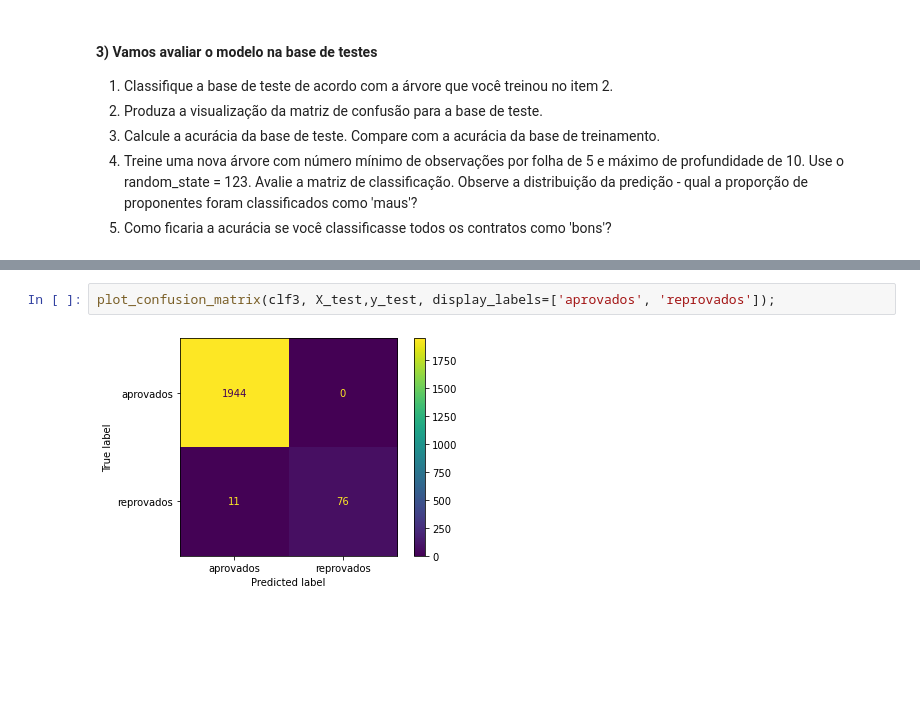
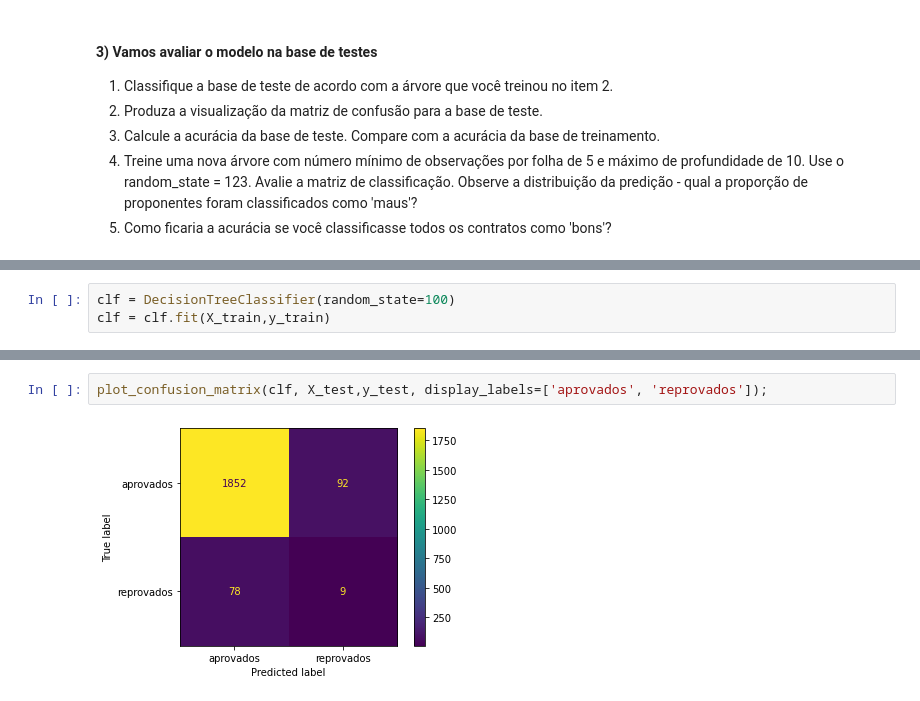
Before and after one commit to RobertoAntoniassi/Modulo-7---Parte-02, a Jupyter notebook: Mod 07 - Tarefa 02.ipynb, the cells around one changed output, grey strips where cells are left out. Cells and saved outputs as stored; diff of their text form; blank space fills up the shorter version.

```diff
--- a/Mod 07 - Tarefa 02.ipynb
+++ b/Mod 07 - Tarefa 02.ipynb
@@ -110,0 +108,3 @@ clf3 = clf3.fit(X_test,y_test)
+# %%
+clf = DecisionTreeClassifier(random_state=100)
+clf = clf.fit(X_train,y_train)
@@ -111,4 +125,4 @@ clf3 = clf3.fit(X_test,y_test)
 # %%
-plot_confusion_matrix(clf3, X_test,y_test, display_labels=['aprovados', 'reprovados']);
+plot_confusion_matrix(clf, X_test,y_test, display_labels=['aprovados', 'reprovados']);
 # %% [output]
-[figure, old version]
+[figure, new version]
```
Also changed, not shown: parts of 13 cells of this notebook.
